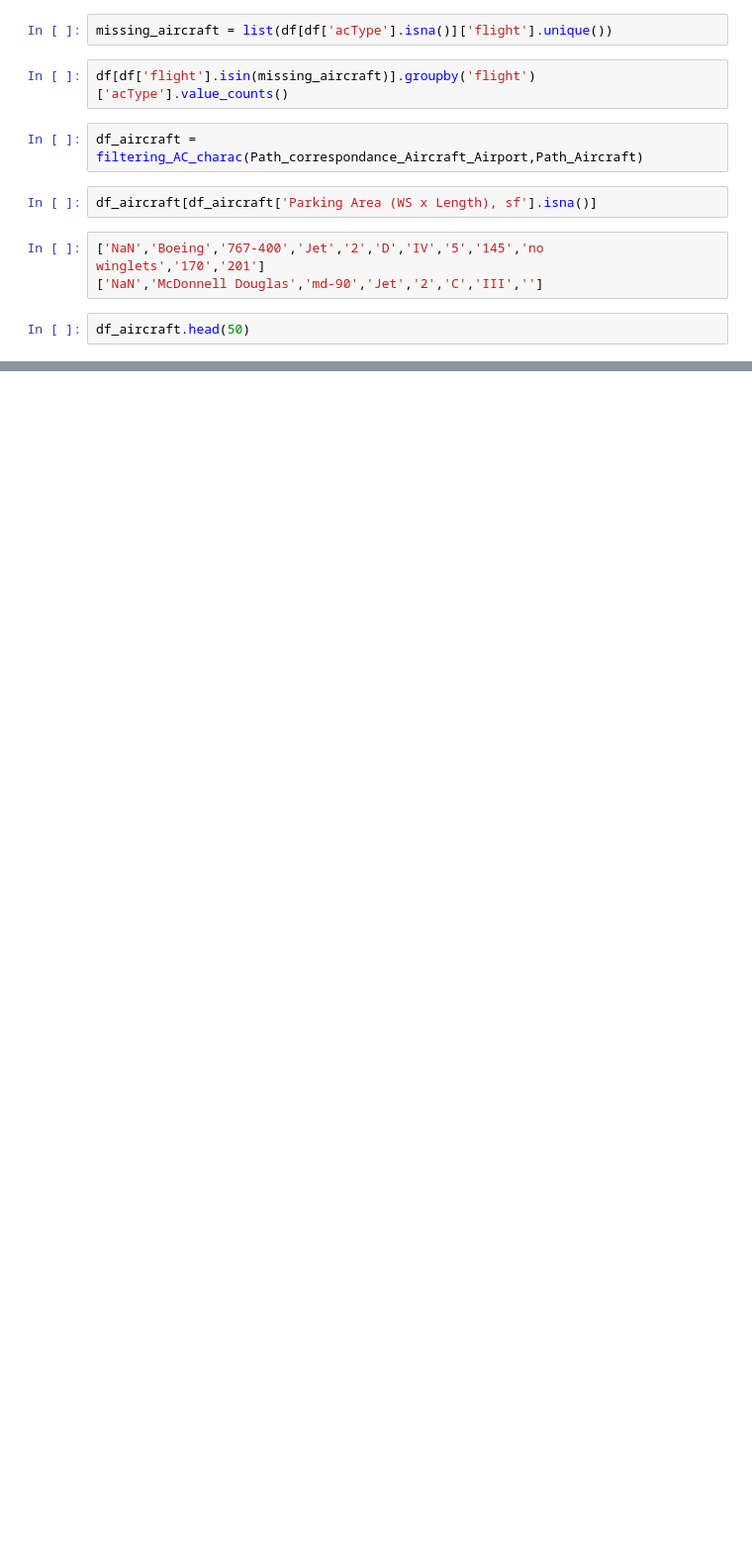
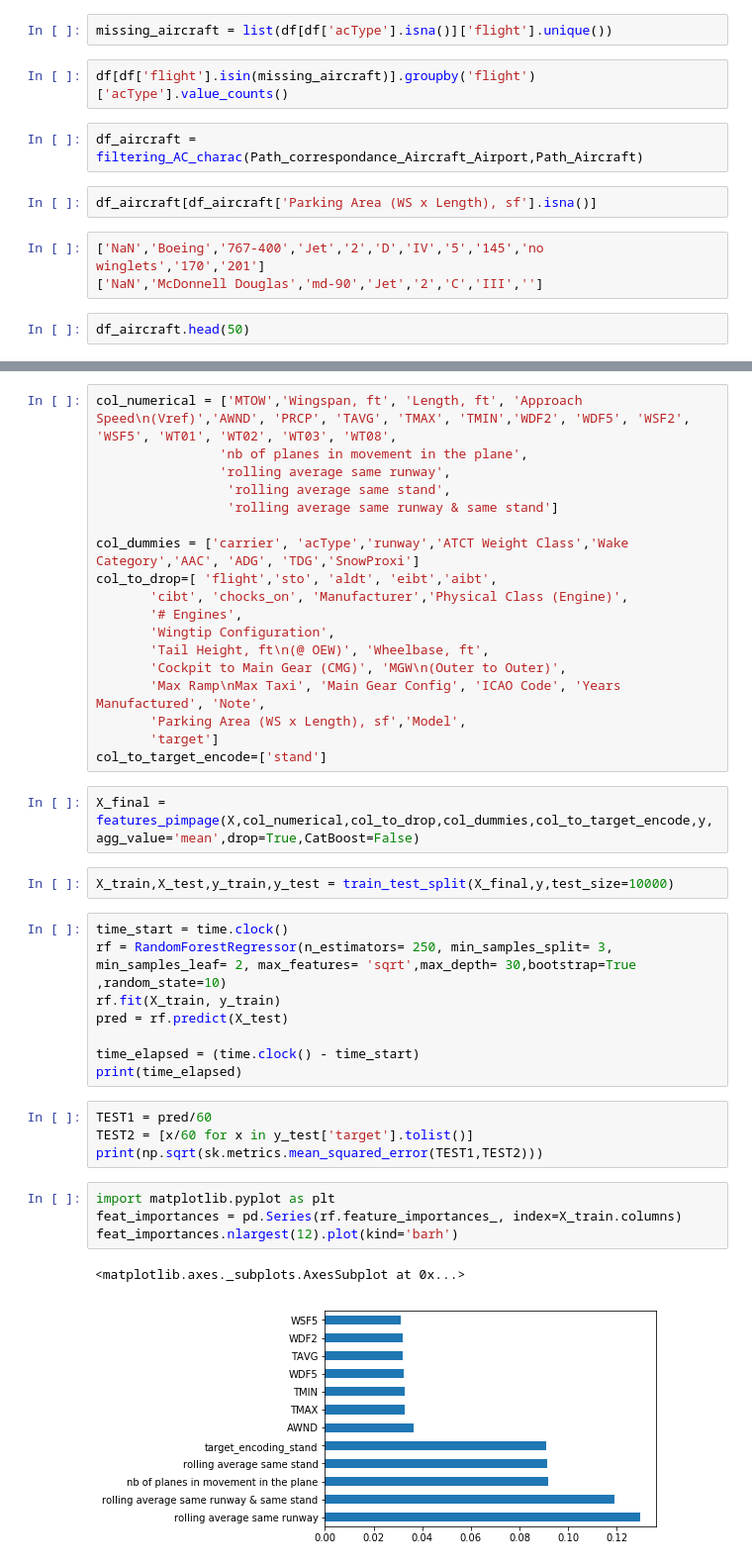
Before and after one commit to arnaudfrn/taxi-time, a Jupyter notebook: Notebook_Mathieu.ipynb, the cells around one changed output, grey strips where cells are left out. Shown at 99% size. Cells and saved outputs as stored; diff of their text form; blank space fills up the shorter version.

```diff
--- a/Notebook_Mathieu.ipynb
+++ b/Notebook_Mathieu.ipynb
@@ -106,0 +175,41 @@ df_aircraft.head(50)
+# %%
+col_numerical = ['MTOW','Wingspan, ft', 'Length, ft', 'Approach Speed\n(Vref)','AWND', 'PRCP', 'TAVG', 'TMAX', 'TMIN','WDF2', 'WDF5', 'WSF2', 'WSF5', 'WT01', 'WT02', 'WT03', 'WT08',
+                'nb of planes in movement in the plane',
+                'rolling average same runway',
+                 'rolling average same stand',
+                 'rolling average same runway & same stand']
+
+col_dummies = ['carrier', 'acType','runway','ATCT Weight Class','Wake Category','AAC', 'ADG', 'TDG','SnowProxi']
+col_to_drop=[ 'flight','sto', 'aldt', 'eibt','aibt',
+       'cibt', 'chocks_on', 'Manufacturer','Physical Class (Engine)',
+       '# Engines',
+       'Wingtip Configuration',
+       'Tail Height, ft\n(@ OEW)', 'Wheelbase, ft',
+       'Cockpit to Main Gear (CMG)', 'MGW\n(Outer to Outer)',
+       'Max Ramp\nMax Taxi', 'Main Gear Config', 'ICAO Code', 'Years Manufactured', 'Note',
+       'Parking Area (WS x Length), sf','Model',
+       'target']
+col_to_target_encode=['stand']
+# %%
+X_final = features_pimpage(X,col_numerical,col_to_drop,col_dummies,col_to_target_encode,y,agg_value='mean',drop=True,CatBoost=False)
+# %%
+X_train,X_test,y_train,y_test = train_test_split(X_final,y,test_size=10000)
+# %%
+time_start = time.clock()
+rf = RandomForestRegressor(n_estimators= 250, min_samples_split= 3, min_samples_leaf= 2, max_features= 'sqrt',max_depth= 30,bootstrap=True ,random_state=10)
+rf.fit(X_train, y_train)
+pred = rf.predict(X_test)
+
+time_elapsed = (time.clock() - time_start)
+print(time_elapsed)
+# %%
+TEST1 = pred/60
+TEST2 = [x/60 for x in y_test['target'].tolist()]
+print(np.sqrt(sk.metrics.mean_squared_error(TEST1,TEST2)))
+# %%
+import matplotlib.pyplot as plt
+feat_importances = pd.Series(rf.feature_importances_, index=X_train.columns)
+feat_importances.nlargest(12).plot(kind='barh')
+# %% [output]
+<matplotlib.axes._subplots.AxesSubplot at 0x...>
+[figure, added]
```
Also changed, not shown: parts of 28 cells of this notebook.
